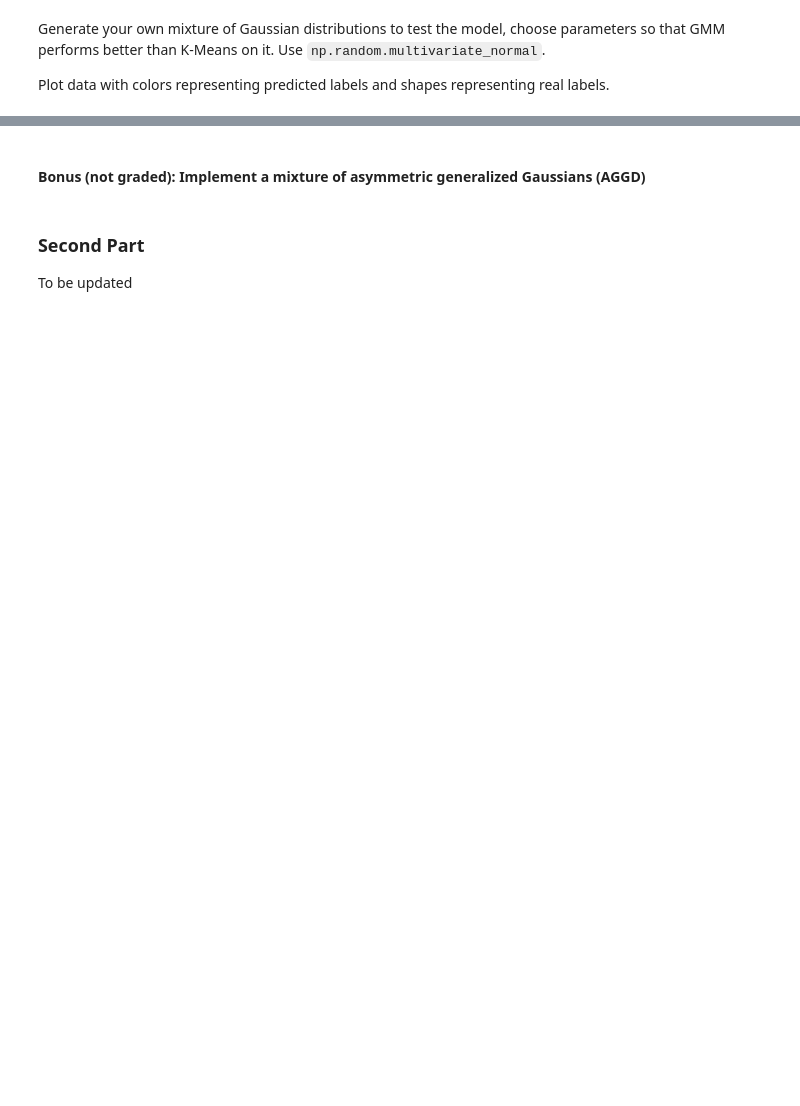
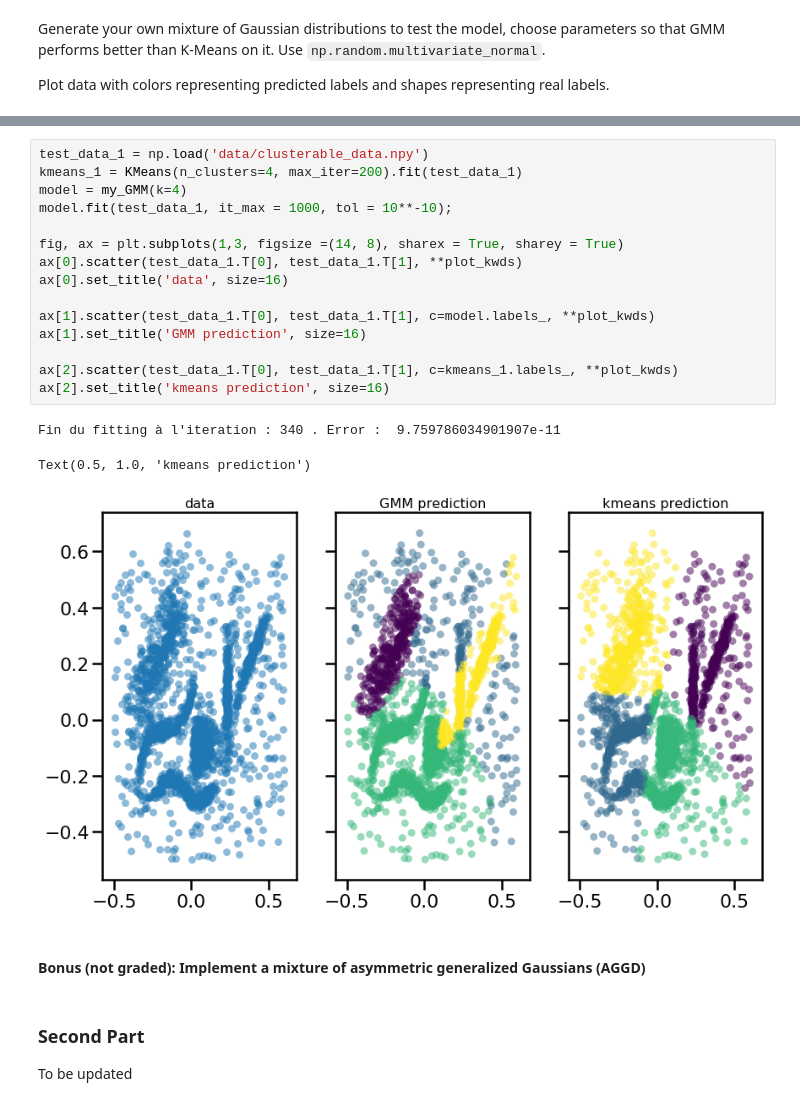
Before and after one commit to bricerauby/LabsMachineLearning, a Jupyter notebook: lab4--MM.ipynb, the cells around one changed output, grey strips where cells are left out. Cells and saved outputs as stored; diff of their text form; blank space fills up the shorter version.

```diff
--- a/lab4--MM.ipynb
+++ b/lab4--MM.ipynb
@@ -160,3 +210,22 @@ Plot data with colors representing predicted labels and shapes representing real
+# %%
+test_data_1 = np.load('data/clusterable_data.npy')
+kmeans_1 = KMeans(n_clusters=4, max_iter=200).fit(test_data_1)
+model = my_GMM(k=4)
+model.fit(test_data_1, it_max = 1000, tol = 10**-10);
+
+fig, ax = plt.subplots(1,3, figsize =(14, 8), sharex = True, sharey = True)
+ax[0].scatter(test_data_1.T[0], test_data_1.T[1], **plot_kwds)
+ax[0].set_title('data', size=16)
+
+ax[1].scatter(test_data_1.T[0], test_data_1.T[1], c=model.labels_, **plot_kwds)
+ax[1].set_title('GMM prediction', size=16)
+
+ax[2].scatter(test_data_1.T[0], test_data_1.T[1], c=kmeans_1.labels_, **plot_kwds)
+ax[2].set_title('kmeans prediction', size=16)
+# %% [output]
+Fin du fitting à l'iteration : 340 . Error :  9.759786034901907e-11
+Text(0.5, 1.0, 'kmeans prediction')
+[figure, added]
 # %% [markdown]
 #### Bonus (not graded): Implement a mixture of asymmetric generalized Gaussians (AGGD)
 # %% [markdown]
```
Also changed, not shown: parts of 14 cells of this notebook.
